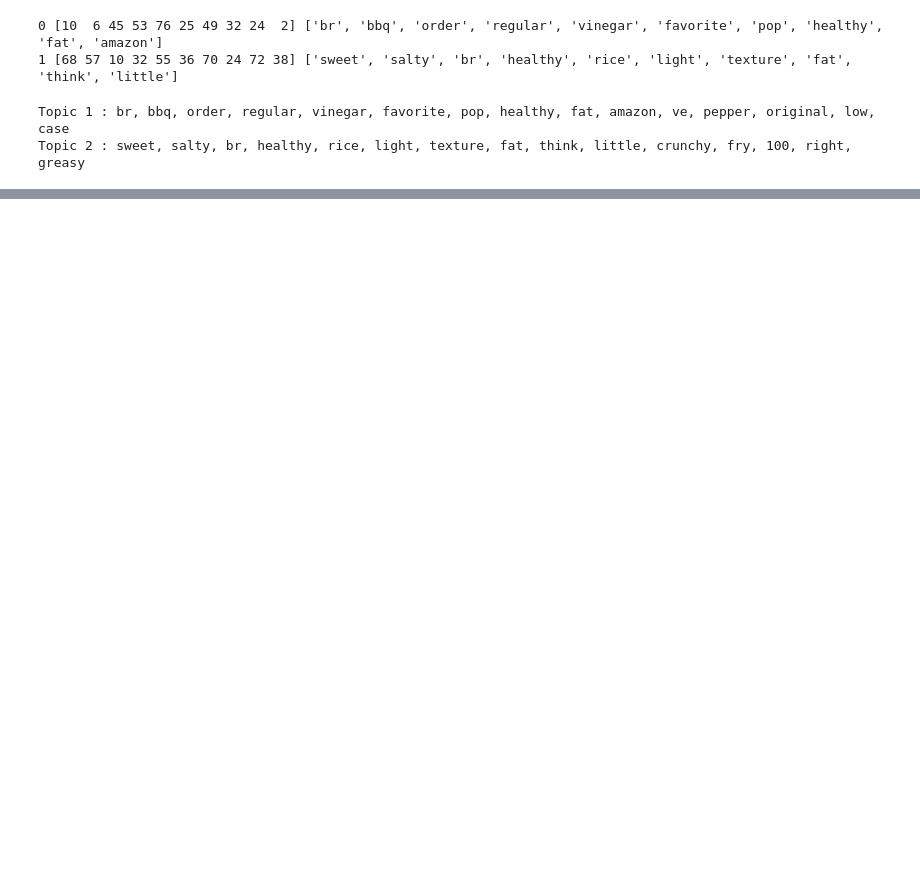
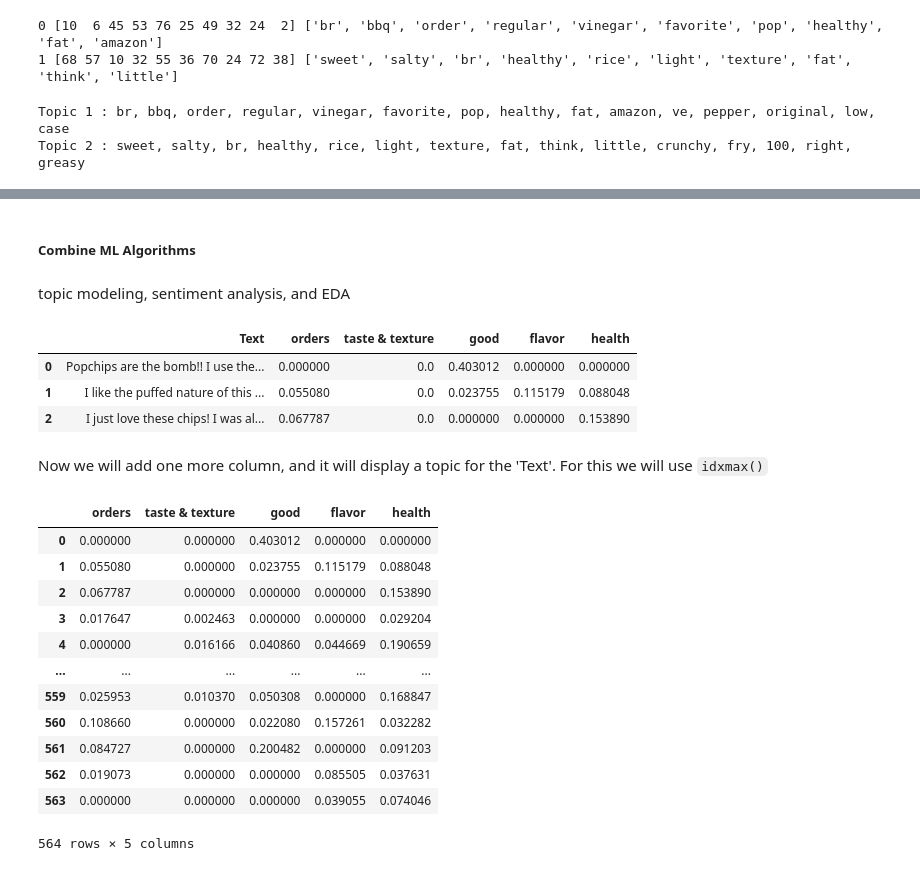
Before and after one commit to sulabola/NLP_in_Python, a Jupyter notebook: Chapter 3 - NLP with Machine Learning.ipynb, the cells around one changed output, grey strips where cells are left out. Drawn from its saved outputs; the diff is of its cells as text; code cells hidden in the pictures; blank space fills up the shorter version.

```diff
--- a/Chapter 3 - NLP with Machine Learning.ipynb
+++ b/Chapter 3 - NLP with Machine Learning.ipynb
@@ -982,0 +1120,5 @@ Topic 2 : sweet, salty, br, healthy, rice, light, texture, fat, think, little, c
+# %%
+### Here we display the data side-by-side.
+
+reviews_topics = pd.concat([reviews['Text'], doc_topics], axis=1)
+reviews_topics.head(5)
@@ -982,0 +1138,30 @@ Topic 2 : sweet, salty, br, healthy, rice, light, texture, fat, think, little, c
+# %% [markdown]
+##### Combine ML Algorithms
+# %% [markdown]
+topic modeling, sentiment analysis, and EDA
+# %%
+final_topics = reviews_topics.copy()
+final_topics.head(3)
+# %% [output]
+|  | Text | orders | taste & texture | good | flavor | health |
+| 0 | Popchips are the bomb!! I use the... | 0.000000 | 0.0 | 0.403012 | 0.000000 | 0.000000 |
+| 1 | I like the puffed nature of this ... | 0.055080 | 0.0 | 0.023755 | 0.115179 | 0.088048 |
+| 2 | I just love these chips! I was al... | 0.067787 | 0.0 | 0.000000 | 0.000000 | 0.153890 |
+# %% [markdown]
+Now we will add one more column, and it will display a topic for the 'Text'. For this we will use `idxmax()`
+# %%
+final_topics.iloc[:,1:]
+# %% [output]
+|  | orders | taste & texture | good | flavor | health |
+| 0 | 0.000000 | 0.000000 | 0.403012 | 0.000000 | 0.000000 |
+| 1 | 0.055080 | 0.000000 | 0.023755 | 0.115179 | 0.088048 |
+| 2 | 0.067787 | 0.000000 | 0.000000 | 0.000000 | 0.153890 |
+| 3 | 0.017647 | 0.002463 | 0.000000 | 0.000000 | 0.029204 |
+| 4 | 0.000000 | 0.016166 | 0.040860 | 0.044669 | 0.190659 |
+| ... | ... | ... | ... | ... | ... |
+| 559 | 0.025953 | 0.010370 | 0.050308 | 0.000000 | 0.168847 |
+| 560 | 0.108660 | 0.000000 | 0.022080 | 0.157261 | 0.032282 |
+| 561 | 0.084727 | 0.000000 | 0.200482 | 0.000000 | 0.091203 |
+| 562 | 0.019073 | 0.000000 | 0.000000 | 0.085505 | 0.037631 |
+| 563 | 0.000000 | 0.000000 | 0.000000 | 0.039055 | 0.074046 |
+564 rows × 5 columns
```
Also changed, not shown: parts of 30 cells of this notebook.
